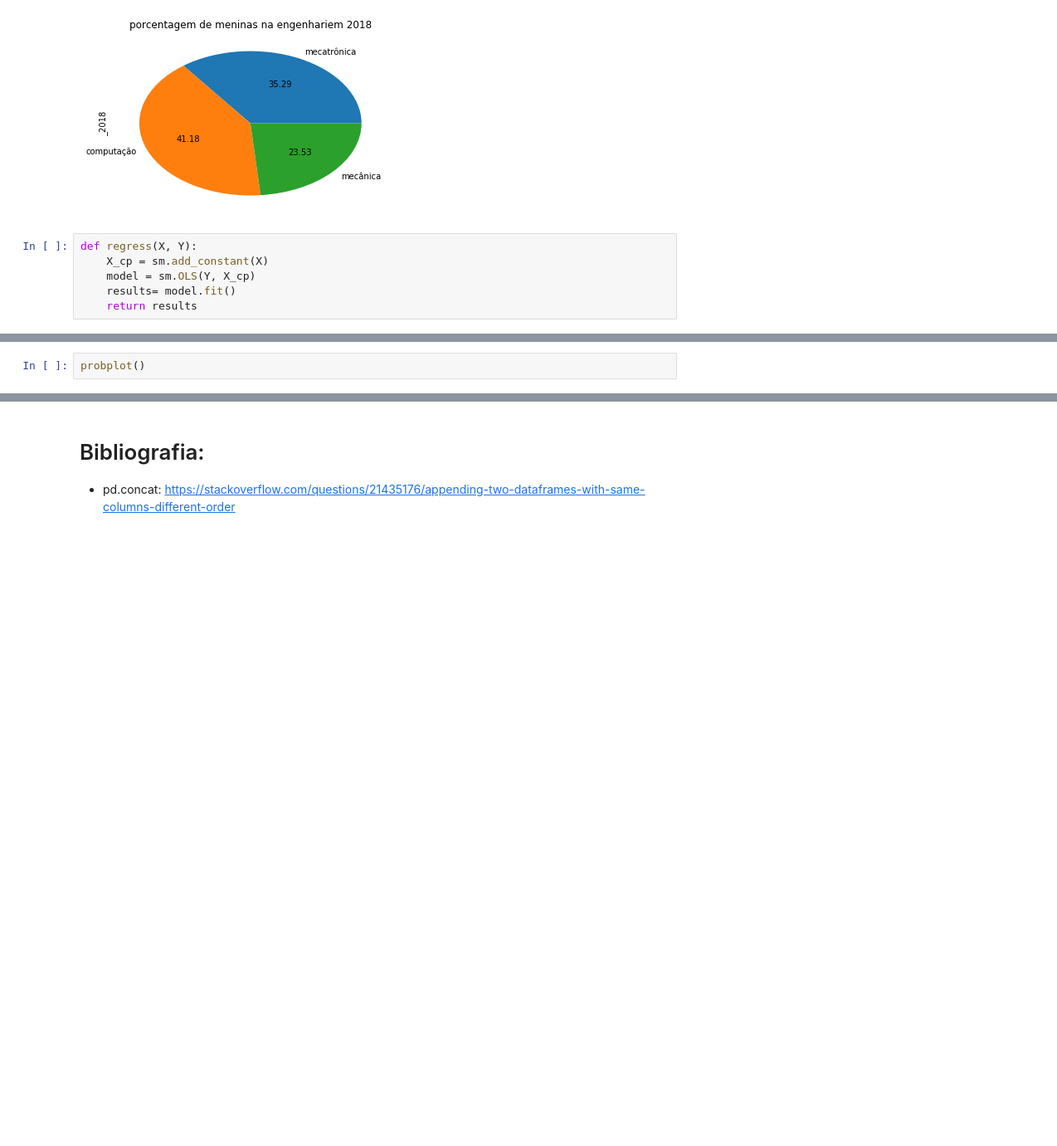
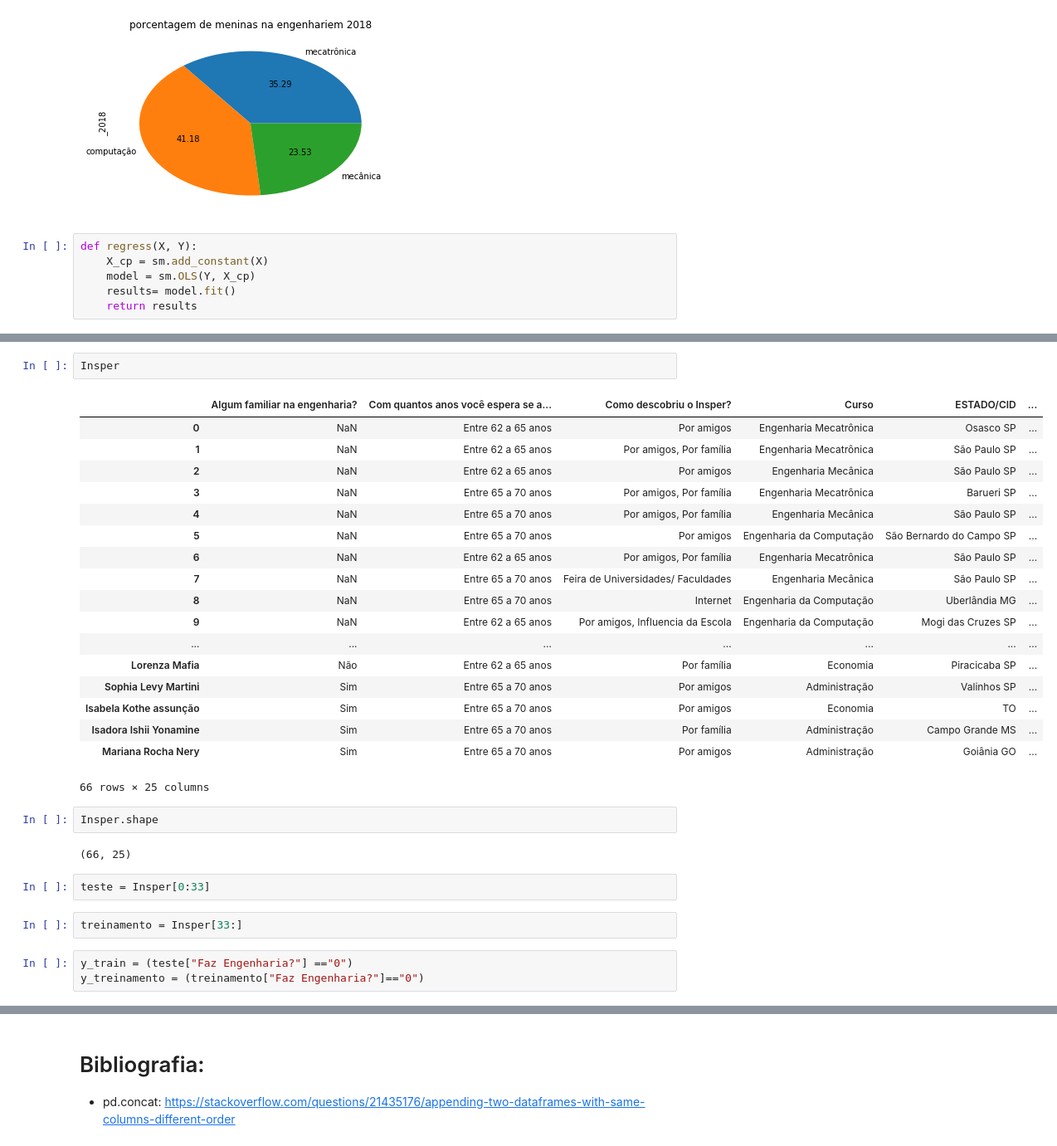
Before and after one commit to BeatrizAlexandre/Projeto_3_CD, a Jupyter notebook: Projeto_3_Beatriz_Alexandre_e_Manuela_Castilla-Copy1.ipynb, the cells around one changed output, grey strips where cells are left out. Shown: that part at 83% size. Saved outputs shown, nothing was run; the diff lists cells and outputs as text; blank space fills up the shorter version.

```diff
--- a/Projeto_3_Beatriz_Alexandre_e_Manuela_Castilla-Copy1.ipynb
+++ b/Projeto_3_Beatriz_Alexandre_e_Manuela_Castilla-Copy1.ipynb
@@ -612,5 +613,35 @@ OLS Regression Results
 | Prob(Omnibus): | nan | Jarque-Bera (JB): | 0.281 |
 | Skew: | 0.000 | Prob(JB): | 0.869 |
 | Kurtosis: | 1.500 | Cond. No. | 4.01 |
-# %%
-probplot()
+# %%
+Insper
+# %% [output]
+|  | Algum familiar na engenharia? | Com quantos anos você espera se a... | Como descobriu o Insper? | Curso | ESTADO/CID | ... |
+| 0 | NaN | Entre 62 a 65 anos | Por amigos | Engenharia Mecatrônica | Osasco SP | ... |
+| 1 | NaN | Entre 62 a 65 anos | Por amigos, Por família | Engenharia Mecatrônica | São Paulo SP | ... |
+| 2 | NaN | Entre 62 a 65 anos | Por amigos | Engenharia Mecânica | São Paulo SP | ... |
+| 3 | NaN | Entre 65 a 70 anos | Por amigos, Por família | Engenharia Mecatrônica | Barueri SP | ... |
+| 4 | NaN | Entre 65 a 70 anos | Por amigos, Por família | Engenharia Mecânica | São Paulo SP | ... |
+| 5 | NaN | Entre 65 a 70 anos | Por amigos | Engenharia da Computação | São Bernardo do Campo SP | ... |
+| 6 | NaN | Entre 62 a 65 anos | Por amigos, Por família | Engenharia Mecatrônica | São Paulo SP | ... |
+| 7 | NaN | Entre 65 a 70 anos | Feira de Universidades/ Faculdades | Engenharia Mecânica | São Paulo SP | ... |
+| 8 | NaN | Entre 65 a 70 anos | Internet | Engenharia da Computação | Uberlândia MG | ... |
+| 9 | NaN | Entre 62 a 65 anos | Por amigos, Influencia da Escola | Engenharia da Computação | Mogi das Cruzes SP | ... |
+| ... | ... | ... | ... | ... | ... | ... |
+| Lorenza Mafia | Não | Entre 62 a 65 anos | Por família | Economia | Piracicaba SP | ... |
+| Sophia Levy Martini | Sim | Entre 65 a 70 anos | Por amigos | Administração | Valinhos SP | ... |
+| Isabela Kothe assunção | Sim | Entre 65 a 70 anos | Por amigos | Economia | TO | ... |
+| Isadora Ishii Yonamine | Sim | Entre 65 a 70 anos | Por família | Administração | Campo Grande MS | ... |
+| Mariana Rocha Nery | Sim | Entre 65 a 70 anos | Por amigos | Administração | Goiânia GO | ... |
+66 rows × 25 columns
+# %%
+Insper.shape
+# %% [output]
+(66, 25)
+# %%
+teste = Insper[0:33]
+# %%
+treinamento = Insper[33:]
+# %%
+y_train = (teste["Faz Engenharia?"] =="0")
+y_treinamento = (treinamento["Faz Engenharia?"]=="0")
```
Also changed, not shown: parts of 8 cells of this notebook, 1 other file.
